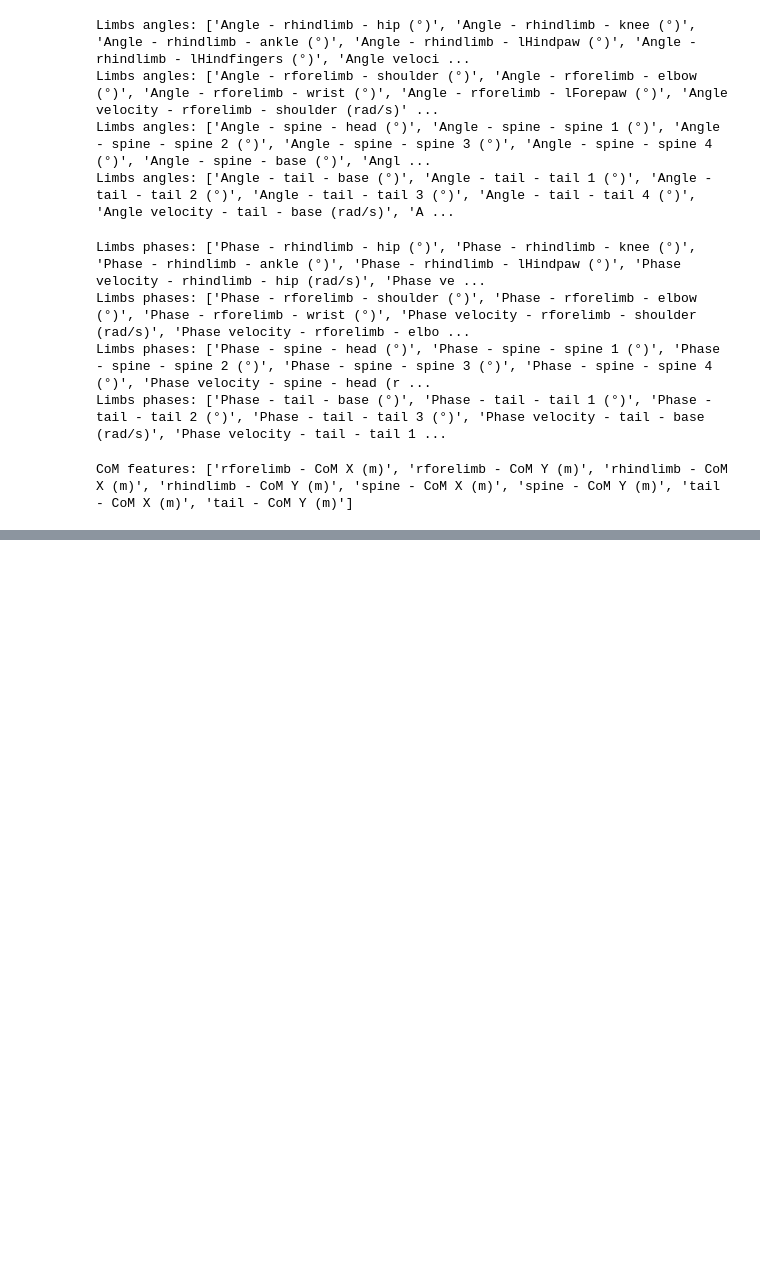
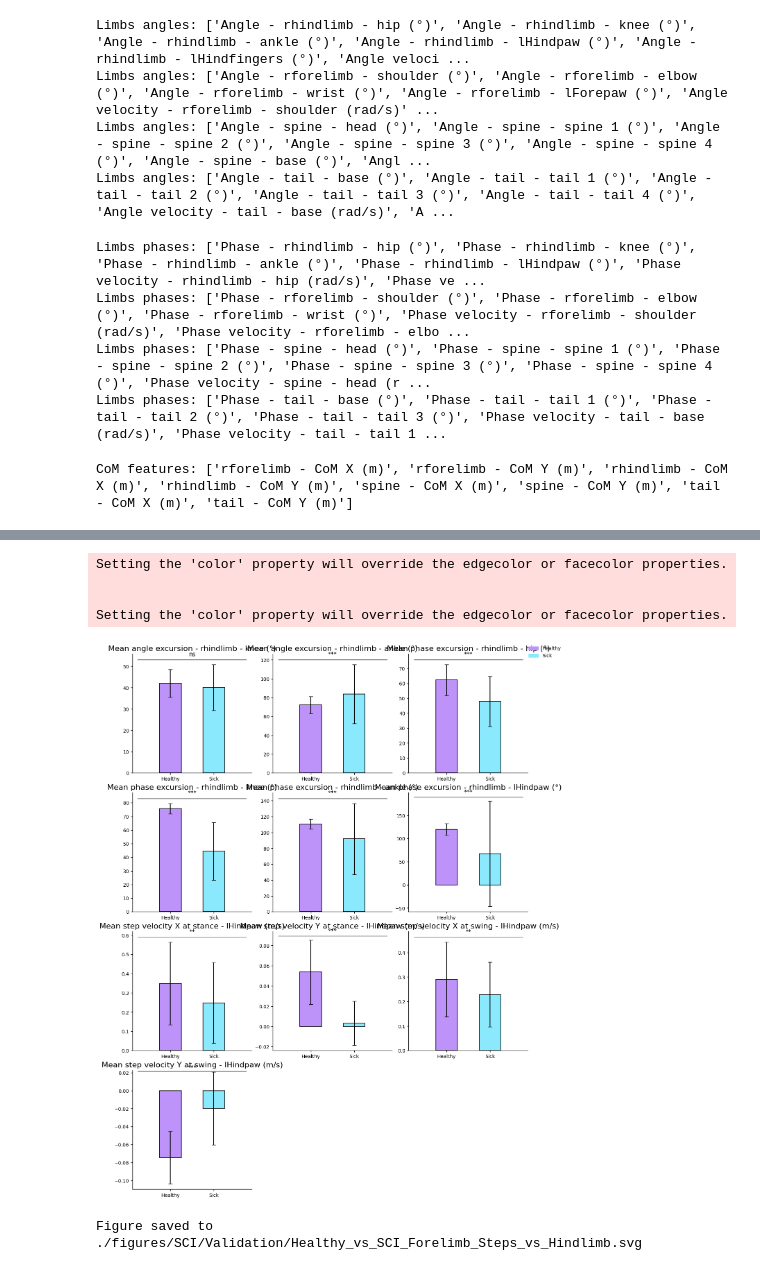
Before and after one commit to SimpingOjou/MScThesis, a Jupyter notebook: SCI_Time_Analysis.ipynb, the cells around one changed output, grey strips where cells are left out. Cells and saved outputs as stored; diff of their text form; code cells hidden in the pictures; blank space fills up the shorter version.

Commit message:
t-test

```diff
--- a/SCI_Time_Analysis.ipynb
+++ b/SCI_Time_Analysis.ipynb
@@ -117,7 +122,14 @@ scaler = scaler.fit(flat_data)
 
 ## Prepare the data for training
 healthy_steps = [s for s in segmented_hindsteps if HEALTHY_KEY in s["group"] and SIDE_KEY[0] in s["mouse"]]
+healthy_foresteps = [s for s in segmented_foresteps if HEALTHY_KEY in s["group"] and SIDE_KEY[0] in s["mouse"]]
 unhealthy_steps = [s for s in segmented_hindsteps if SICK_KEY in s["group"] and SIDE_KEY[0] in s["mouse"]]
+unhealthy_foresteps = [s for s in segmented_foresteps if SICK_KEY in s["group"] and SIDE_KEY[0] in s["mouse"]]
 step_tensor, lengths = steps_to_tensor(healthy_steps, scaler)
 if INPUT_DIM is None:
     INPUT_DIM = step_tensor.shape[2]
+
+print(f"Number of healthy steps: {len(healthy_steps)}")
+print(f"Number of unhealthy steps: {len(unhealthy_steps)}")
+print(f"Number of healthy foresteps: {len(healthy_foresteps)}")
+print(f"Number of unhealthy foresteps: {len(unhealthy_foresteps)}")
@@ -197,9 +214,10 @@ hindfinger_features = [key for key in first_df.columns if 'hindfingers' in key.l
 hindpaw_features = [key for key in first_df.columns if 'hindpaw' in key.lower() and 'Angle' not in key]
 forepaw_features = [key for key in first_df.columns if 'forepaw' in key.lower() and 'Angle' not in key]
 head_features = [key for key in first_df.columns if 'head' in key.lower() and 'Angle' not in key]
+knee_features = [key for key in first_df.columns if 'knee' in key.lower() and 'Angle' not in key]
 
-single_point_features = [hindfinger_features, hindpaw_features, forepaw_features, head_features]
-single_point_feature_names = ['hindfingers', 'hindpaw', 'forepaw', 'head']
+single_point_features = [hindfinger_features, hindpaw_features, forepaw_features, head_features, knee_features]
+single_point_feature_names = ['hindfingers', 'hindpaw', 'forepaw', 'head', 'knee']
 for features in single_point_features:
     print(f"Single point features: {features}")
 # %% [output]
@@ -236,6 +273,13 @@ for name, feature in zip(single_point_feature_names, single_point_features):
     plot_phase_aligned_average_xy(healthy_steps, feature_keys=feature, figure_path=os.path.join(savedir, f'{name}_healthy_time_locked.svg')) # Plot phase locked for one state
     compare_phase_aligned_average_xy(healthy_steps, unhealthy_steps, feature_keys=feature, figure_path=os.path.join(savedir, f'{name}_healthy_vs_SCI_time_locked.svg')) # Plot phase locked for two states
     compare_spatial_progression_xy_over_time(healthy_steps, unhealthy_steps, feature_keys=feature, length_key='rhindlimb lHindfingers - X pose (m)', height_key='rhindlimb lHindfingers - Y pose (m)', figure_path=os.path.join(savedir, f'{name}_healthy_vs_SCI_space_locked.svg')) # Plot space locked for two states
+# %%
+forestep_dir = os.path.join(FIGURES_DIR, 'Kinematics/Foresteps')
+
+for name, feature in zip(single_point_feature_names, single_point_features):
+    plot_phase_aligned_average_xy(healthy_foresteps, feature_keys=feature, figure_path=os.path.join(forestep_dir, f'{name}_healthy_time_locked.svg')) # Plot phase locked for one state
+    compare_phase_aligned_average_xy(healthy_foresteps, unhealthy_foresteps, feature_keys=feature, figure_path=os.path.join(forestep_dir, f'{name}_healthy_vs_SCI_time_locked.svg')) # Plot phase locked for two states
+    compare_spatial_progression_xy_over_time(healthy_foresteps, unhealthy_foresteps, feature_keys=feature, length_key='rforelimb lForepaw - X pose (m)', height_key='rforelimb lForepaw - Y pose (m)', figure_path=os.path.join(forestep_dir, f'{name}_healthy_vs_SCI_space_locked.svg')) # Plot space locked for two states
 # %%
 forelimb_keys = [key for key in first_df.columns if 'forelimb' in key.lower() and POSE_KEY in key]
 # Plot stick figure forelimb (bottom) and hindlimb (upper) trajectories
@@ -287,0 +566,53 @@ Sick mean stance duration ratio: 0.53, mean swing duration: 0.47, mean step dura
+# %%
+## Test for equal variance using Levene's test
+from scipy.stats import levene
+# Perform Levene's test for the two distributions
+levene_results = {}
+for feature in foresteps_features_to_check + features_to_check_against:
+    if feature in healthy_forelimb_mean_features.columns and feature in sick_forelimb_mean_features.columns:
+        healthy_values = healthy_forelimb_mean_features[feature].dropna().values
+        sick_values = sick_forelimb_mean_features[feature].dropna().values
+        if len(healthy_values) > 0 and len(sick_values) > 0:
+            stat, p_value = levene(healthy_values, sick_values)
+            levene_results[feature] = {'statistic': stat, 'p-value': p_value}
+
+# Convert results to DataFrame for better readability
+levene_df = pd.DataFrame(levene_results).T
+levene_df = levene_df.reset_index().rename(columns={'index': 'Feature'})
+levene_df['Significant'] = levene_df['p-value'] < 0.05  # Mark significant results, which indicates unequal variance
+print(levene_df)
+
+## Perform t-test of healthy vs sick based on forelimb
+t_test_results = defaultdict(dict)
+total_features = foresteps_features_to_check + features_to_check_against
+for feature in total_features:
+    if feature in healthy_forelimb_mean_features.columns and feature in sick_forelimb_mean_features.columns:
+        healthy_values = healthy_forelimb_mean_features[feature].dropna().values
+        sick_values = sick_forelimb_mean_features[feature].dropna().values
+        if len(healthy_values) > 0 and len(sick_values) > 0:
+            t_stat, p_value = ttest_ind_from_stats(
+                mean1=np.mean(healthy_values),
+                std1=np.std(healthy_values, ddof=1),
+                nobs1=len(healthy_values),
+                mean2=np.mean(sick_values),
+                std2=np.std(sick_values, ddof=1),
+                nobs2=len(sick_values),
+                equal_var=False  # Welch's t-test
+            )
+            t_test_results[feature]['healthy_mean'] = np.mean(healthy_values)
+            t_test_results[feature]['sick_mean'] = np.mean(sick_values)
+            t_test_results[feature]['healthy_std'] = np.std(healthy_values, ddof=1)
+            t_test_results[feature]['sick_std'] = np.std(sick_values, ddof=1)
+            t_test_results[feature]['t-statistic'] = t_stat
+            t_test_results[feature]['p-value'] = p_value
+
+# Convert results to DataFrame for better readability
+t_test_df = pd.DataFrame(t_test_results).T
+t_test_df = t_test_df.reset_index().rename(columns={'index': 'Feature'})
+t_test_df['Significant'] = t_test_df['p-value'] < 0.05  # Mark significant results, which indicates a significant difference between healthy and sick mice
+print(f"Number of healthy mice: {len(healthy_forelimb_mean_features)}")
+print(f"Number of sick mice: {len(sick_forelimb_mean_features)}")
+print(t_test_df)
+# Plot the t-test results
+plot_ttest_results_grid(t_test_df, healthy_forelimb_mean_features, sick_forelimb_mean_features, cols=3, filepath=os.path.join(FIGURES_DIR, 'Validation', 'Healthy_vs_SCI_Forelimb_Steps_vs_Hindlimb.svg'))
+# %% [output]
@@ -288 +636,7 @@ Sick mean stance duration ratio: 0.53, mean swing duration: 0.47, mean step dura
+Setting the 'color' property will override the edgecolor or facecolor properties.
+
+
+Setting the 'color' property will override the edgecolor or facecolor properties.
+[figure, added]
+Figure saved to ./figures/SCI/Validation/Healthy_vs_SCI_Forelimb_Steps_vs_Hindlimb.svg
 # %%
```
Also changed, not shown: parts of 19 cells of this notebook.
